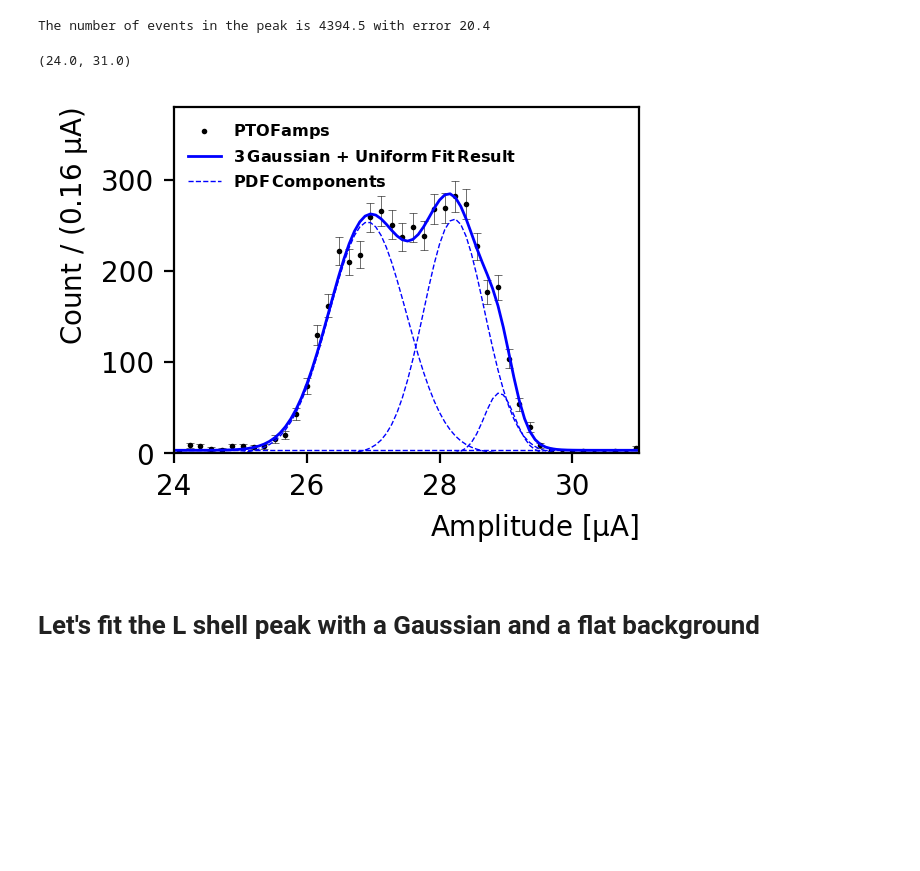
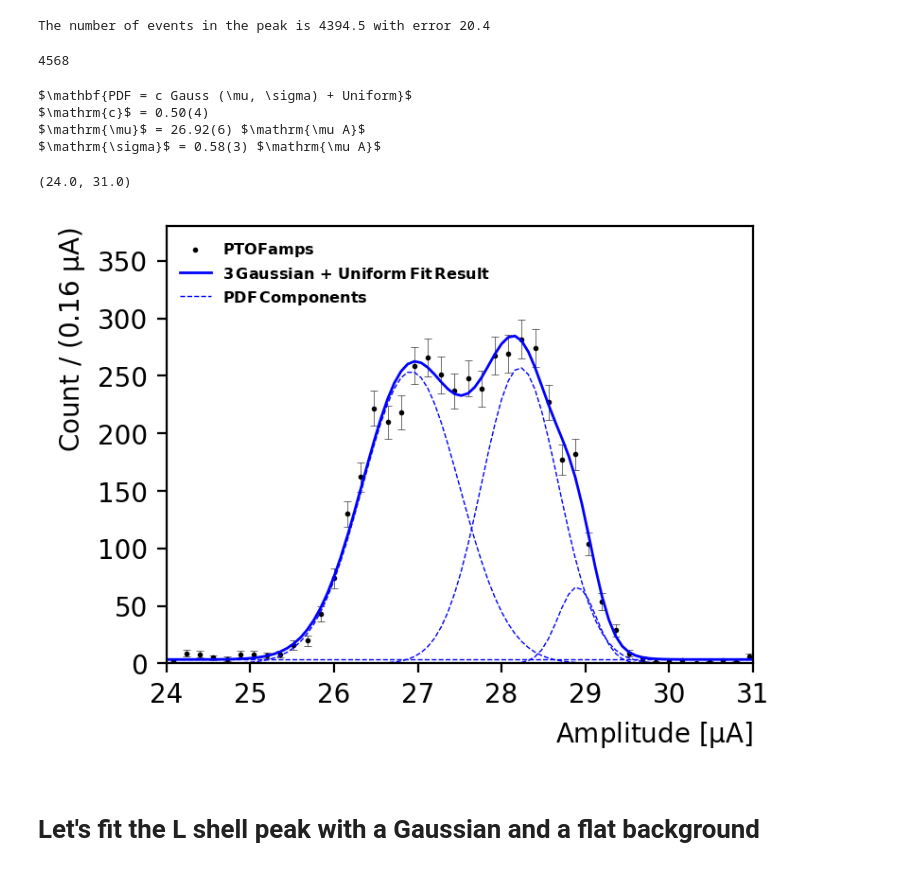
Before and after one commit to perry5334/CDMS, a Jupyter notebook: notebooks/CUTE/Ge71_Lines/GeCalib_SignalYield_CUTE.ipynb, the cells around one changed output. Drawn from its saved outputs; the diff is of its cells as text; code cells hidden in the pictures; blank space fills up the shorter version.

```diff
--- a/notebooks/CUTE/Ge71_Lines/GeCalib_SignalYield_CUTE.ipynb
+++ b/notebooks/CUTE/Ge71_Lines/GeCalib_SignalYield_CUTE.ipynb
@@ -192,6 +194,10 @@ signal = ROOT.RooProduct("event yield", "nevent * (frac1 + frac2 + frac3)", ROOT
 print(f'The number of events in the peak is {signal.getVal():.1f} with error {signal.getPropagatedError(fit_result):.1f}')
 # %% [output]
 The number of events in the peak is 4394.5 with error 20.4
+# %%
+len(K_peak_data)
+# %% [output]
+4568
 # %%
 def gauss(x, mu1, sigma1):
     return 1 / np.sqrt(2 * np.pi * sigma1**2) * np.exp( -(x - mu1)**2 / (2 * sigma1**2) )
@@ -220,10 +226,20 @@ gauss1 = np.array([gauss(i, mu1, sigma1) for i in x_plot])
 gauss2 = np.array([gauss(i, mu2, sigma2) for i in x_plot])
 gauss3 = np.array([gauss(i, mu3, sigma3) for i in x_plot])
 flat = np.array([uniform(i, xrange) for i in x_plot])
+# %%
+print(r'$\mathbf{PDF = c Gauss (\mu, \sigma) + Uniform}$' +
+           '\n' + r'$\mathrm{c}$ = ' + f'{ufloat(c1, c1_err):.1uS}' +
+           '\n'+ r'$\mathrm{\mu}$ = ' + f'{ufloat(mu1, mu1_err):.1uS} ' + r'$\mathrm{\mu A}$' +
+           '\n' + r'$\mathrm{\sigma}$ = ' + f'{ufloat(sigma1, sigma1_err):.1uS} ' + r'$\mathrm{\mu A}$')
+# %% [output]
+$\mathbf{PDF = c Gauss (\mu, \sigma) + Uniform}$
+$\mathrm{c}$ = 0.50(4)
+$\mathrm{\mu}$ = 26.92(6) $\mathrm{\mu A}$
+$\mathrm{\sigma}$ = 0.58(3) $\mathrm{\mu A}$
 # %%
 colors = ['#3D6CA5', '#92C0DC', '#F9965C', '#D72B22']
 
-plt.figure(figsize=(4*0.75,3*0.75), dpi=200)
+plt.figure(figsize=(4,3), dpi=200)
 bindiff = np.round(np.diff(K_peak_bins)[0], 3)
 #plt.hist(K_peak_data, bins=K_peak_bins, label = 'PTOFamps', alpha = 1)
 #plt.hist(K_peak_data, bins=K_peak_bins, histtype='step', color = 'black', lw = 0.2)
@@ -236,34 +252,34 @@ plt.plot(x_plot, PDF*len(K_peak_data)*np.diff(K_peak_bins)[0], color = 'blue', l
 
 plt.plot(x_plot, c1*gauss1*len(K_peak_data)*np.diff(K_peak_bins)[0], color = 'blue', lw = 0.5, ls = '--', label = r'$\mathbf{PDF\,Components}$')#,
 #         label = r'$\mathbf{PDF_1 = c_1 Gauss_1 (\mu_1, \sigma_1)}$' +
 #           '\n' + r'$\mathrm{c_1}$ = ' + f'{ufloat(c1, c1_err):.1uS}' +
 #           '\n'+ r'$\mathrm{\mu_1}$ = ' + f'{ufloat(mu1, mu1_err):.1uS} ' + r'$\mathrm{\mu A}$' +
 #           '\n' + r'$\mathrm{\sigma_1}$ = ' + f'{ufloat(sigma1, sigma1_err):.1uS} ' + r'$\mathrm{\mu A}$')
 plt.plot(x_plot, c2*gauss2*len(K_peak_data)*np.diff(K_peak_bins)[0], color = 'blue', lw = 0.5, ls = '--')#,
 #         label = r'$\mathbf{PDF_2 = c_2 Gauss_2 (\mu_2, \sigma_2)}$' +
 #           '\n' + r'$\mathrm{c_2}$ = ' + f'{ufloat(c2, c2_err):.1uS}' +
 #           '\n'+ r'$\mathrm{\mu_2}$ = ' + f'{ufloat(mu2, mu2_err):.1uS} ' + r'$\mathrm{\mu A}$' +
 #           '\n' + r'$\mathrm{\sigma_2}$ = ' + f'{ufloat(sigma2, sigma2_err):.1uS} ' + r'$\mathrm{\mu A}$')
 plt.plot(x_plot, c3*gauss3*len(K_peak_data)*np.diff(K_peak_bins)[0], color = 'blue', lw = 0.5, ls = '--')#,
 #         label = r'$\mathbf{PDF_3 = c_3 Gauss_3 (\mu_3, \sigma_3)}$' +
 #           '\n' + r'$\mathrm{c_3}$ = ' + f'{ufloat(c3, c3_err):.1uS}' +
 #           '\n'+ r'$\mathrm{\mu_3}$ = ' + f'{ufloat(mu3, mu3_err):.1uS} ' + r'$\mathrm{\mu A}$' +
 #           '\n' + r'$\mathrm{\sigma_3}$ = ' + f'{ufloat(sigma3, sigma3_err):.1uS} ' + r'$\mathrm{\mu A}$')
 plt.plot(x_plot, (1 - c1 - c2 - c3)*flat*len(K_peak_data)*np.diff(K_peak_bins)[0], color = 'blue', lw = 0.5, ls = '--')#,
 #         label = r'$\mathbf{PDF_4 = (1-c_1-c_2-c_3)\,Uniform}$')
 
 #plt.axvline(bin_centers[9] - binWidth / 2, 0, 0.1, lw = 0.5, color = 'black', ls = '--')
 #plt.axvline(bin_centers[-8] + binWidth / 2, 0, 0.1, lw = 0.5, color = 'black', ls = '--')
 
 plt.legend(fontsize = 5.8, loc = 'upper left')
 plt.xlabel(r"Amplitude [$\mathrm{\mu A}$]")
 plt.ylabel("Count / ({}".format(bindiff) + " $\mathrm{\mu A}$)")
 
 plt.ylim(0, 380)
 plt.xlim(24, 31)
 # %% [output]
 (24.0, 31.0)
-[figure, old version]
+[figure, new version]
 # %% [markdown]
 # Let's fit the L shell peak with a Gaussian and a flat background
 # %%
```
Also changed, not shown: parts of 5 cells of this notebook, 3 other files.
